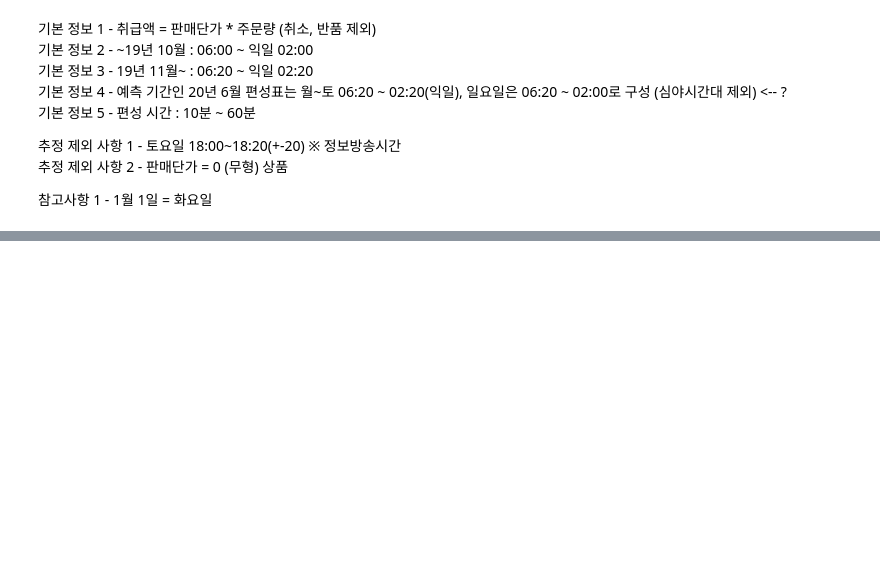
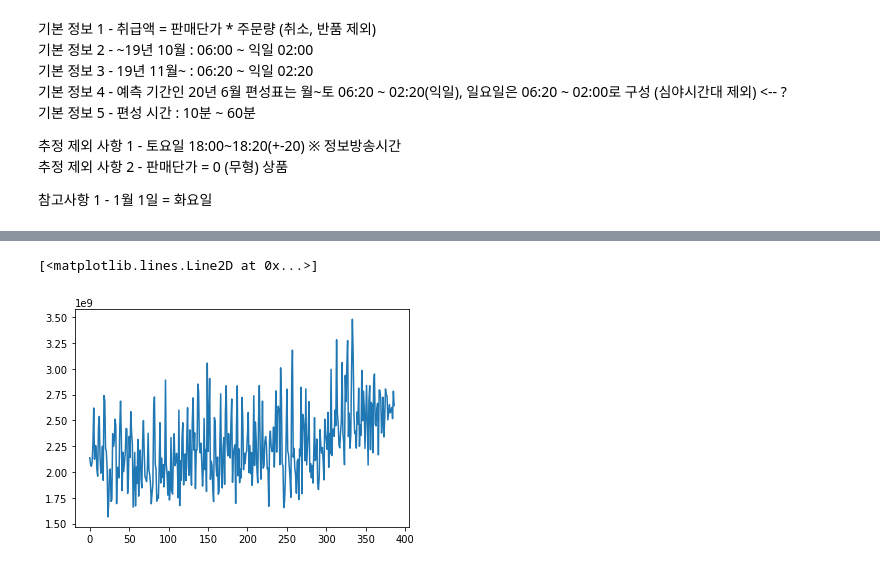
Before and after one commit to devsosin/big_contest, a Jupyter notebook: NSSHOP+.ipynb, the cells around one changed output, grey strips where cells are left out. Drawn from its saved outputs; the diff is of its cells as text; code cells hidden in the pictures; blank space fills up the shorter version.

```diff
--- a/NSSHOP+.ipynb
+++ b/NSSHOP+.ipynb
@@ -45,0 +191,5 @@ temp
+# %%
+plt.plot(y_train)
+# %% [output]
+[<matplotlib.lines.Line2D at 0x...>]
+[figure, added]
```
Also changed, not shown: parts of 44 cells of this notebook, 9 other files.
